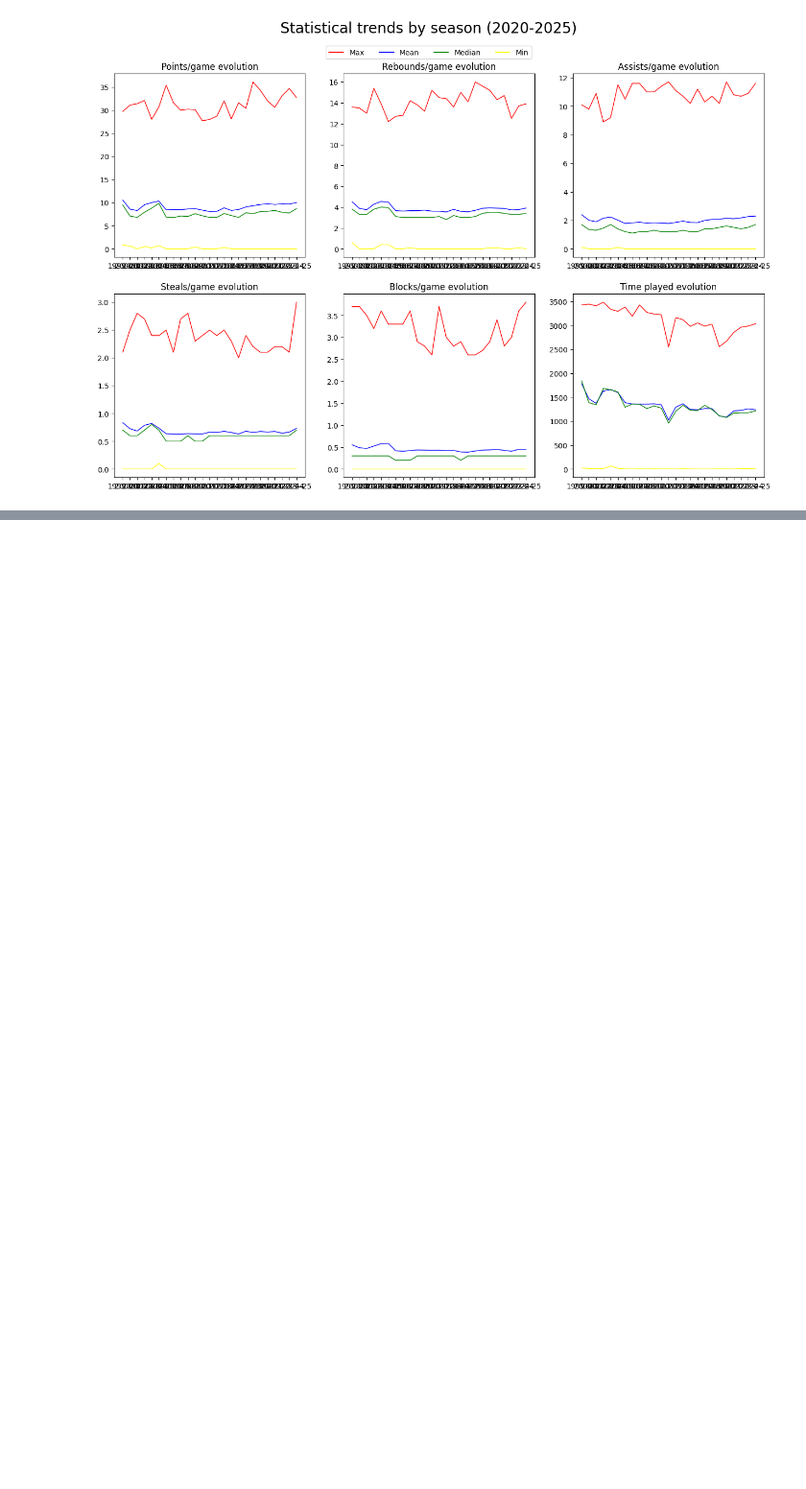
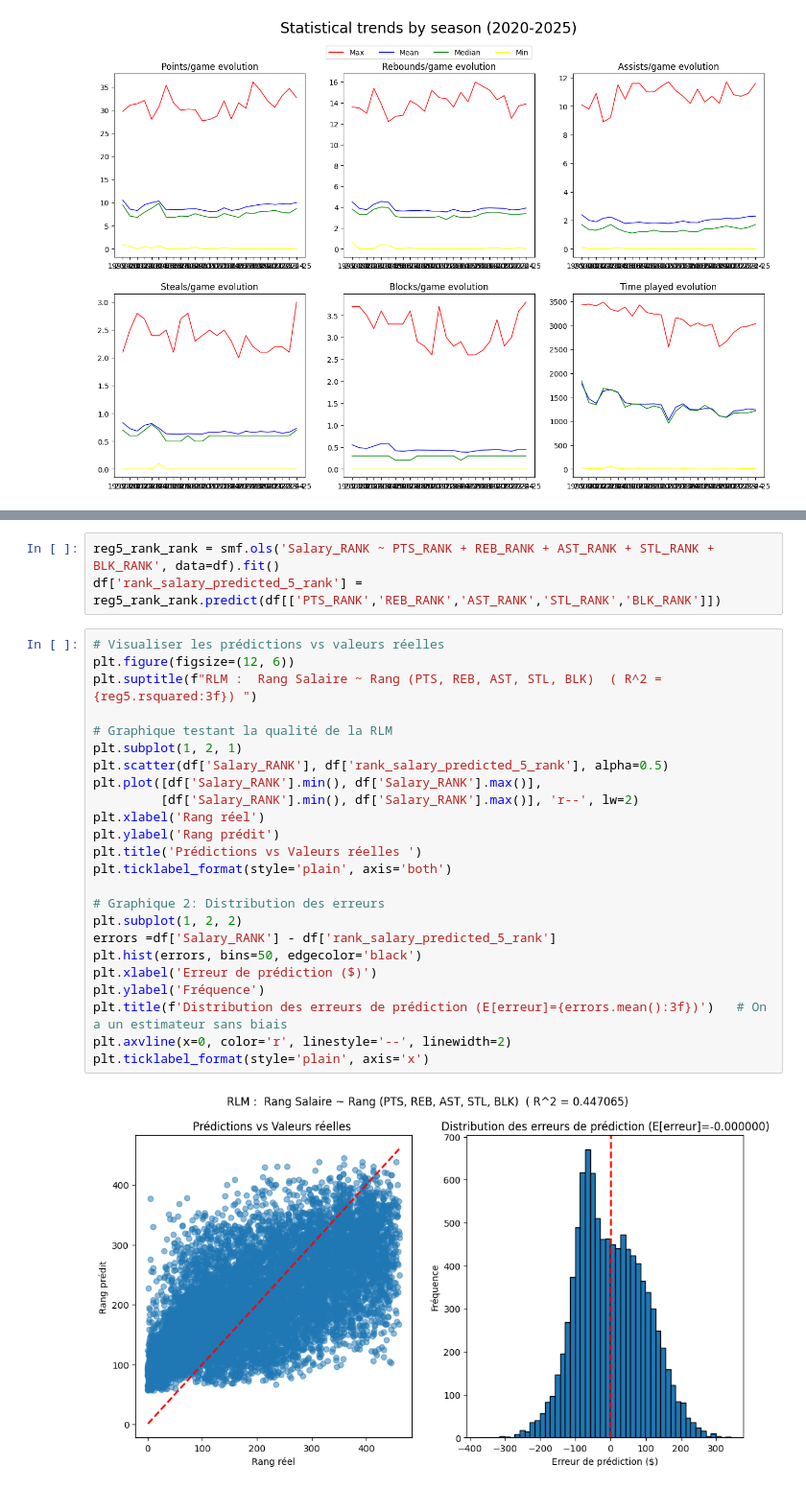
Before and after one commit to ElliotLunati/NBA_stats, a Jupyter notebook: code_gianni.ipynb, the cells around one changed output, grey strips where cells are left out. Shown at 96% size. Drawn from its saved outputs; the diff is of its cells as text; blank space fills up the shorter version.

```diff
--- a/code_gianni.ipynb
+++ b/code_gianni.ipynb
@@ -360,0 +531,29 @@ plt.show()
+# %%
+reg5_rank_rank = smf.ols('Salary_RANK ~ PTS_RANK + REB_RANK + AST_RANK + STL_RANK + BLK_RANK', data=df).fit()
+df['rank_salary_predicted_5_rank'] = reg5_rank_rank.predict(df[['PTS_RANK','REB_RANK','AST_RANK','STL_RANK','BLK_RANK']])
+# %%
+# Visualiser les prédictions vs valeurs réelles
+plt.figure(figsize=(12, 6))
+plt.suptitle(f"RLM :  Rang Salaire ~ Rang (PTS, REB, AST, STL, BLK)  ( R^2 = {reg5.rsquared:3f}) ")
+
+# Graphique testant la qualité de la RLM
+plt.subplot(1, 2, 1)
+plt.scatter(df['Salary_RANK'], df['rank_salary_predicted_5_rank'], alpha=0.5)
+plt.plot([df['Salary_RANK'].min(), df['Salary_RANK'].max()],
+         [df['Salary_RANK'].min(), df['Salary_RANK'].max()], 'r--', lw=2)
+plt.xlabel('Rang réel')
+plt.ylabel('Rang prédit')
+plt.title('Prédictions vs Valeurs réelles ')
+plt.ticklabel_format(style='plain', axis='both')
+
+# Graphique 2: Distribution des erreurs
+plt.subplot(1, 2, 2)
+errors =df['Salary_RANK'] - df['rank_salary_predicted_5_rank']
+plt.hist(errors, bins=50, edgecolor='black')
+plt.xlabel('Erreur de prédiction ($)')
+plt.ylabel('Fréquence')
+plt.title(f'Distribution des erreurs de prédiction (E[erreur]={errors.mean():3f})')   # On a un estimateur sans biais
+plt.axvline(x=0, color='r', linestyle='--', linewidth=2)
+plt.ticklabel_format(style='plain', axis='x')
+# %% [output]
+[figure, added]
```
Also changed, not shown: parts of 13 cells of this notebook.
